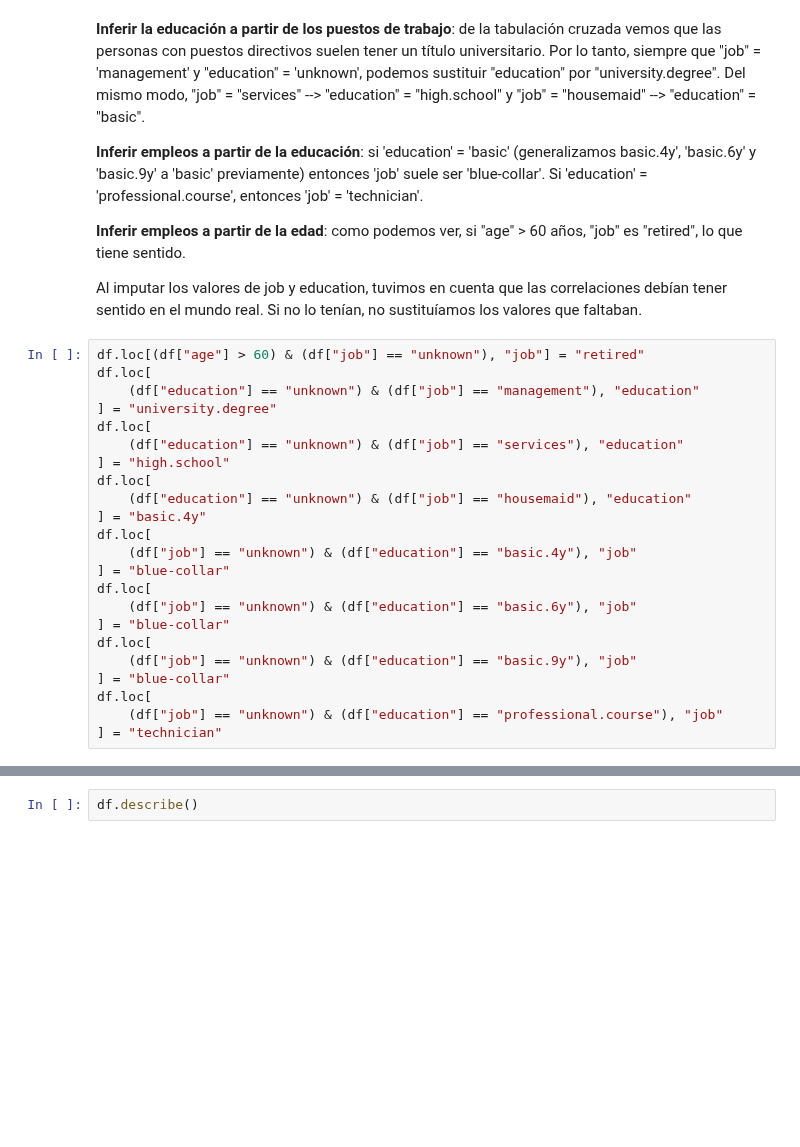
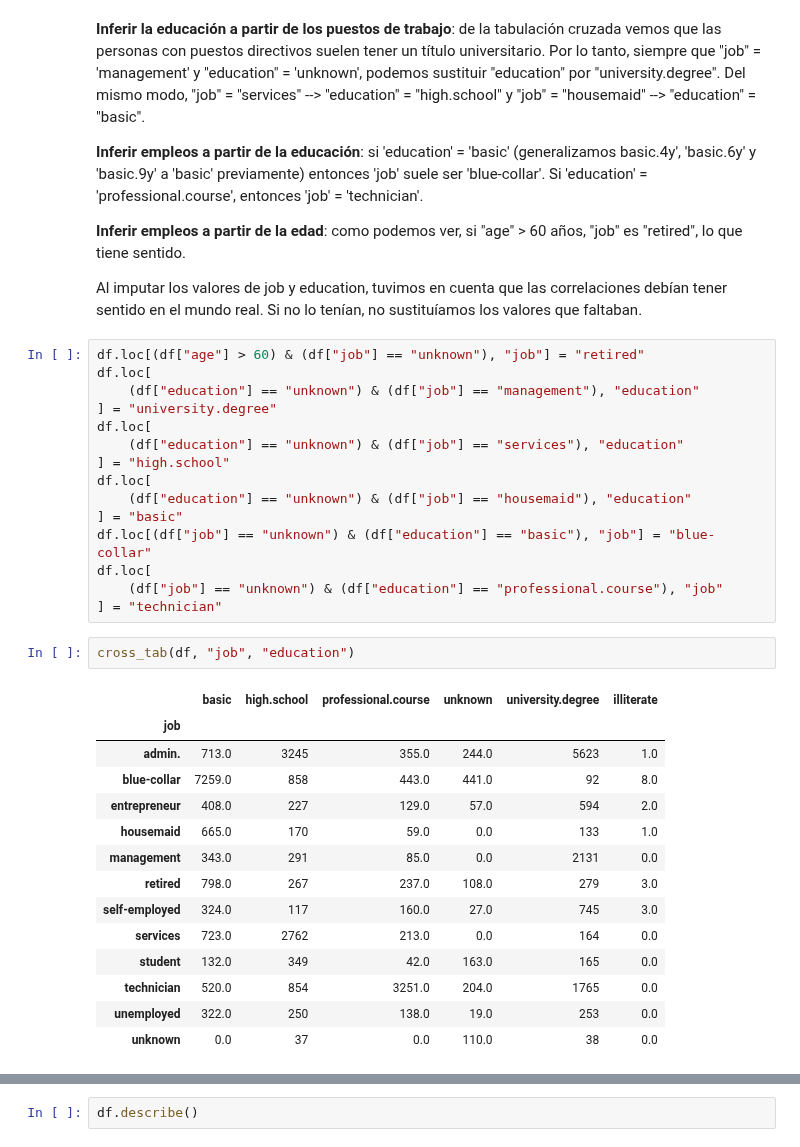
Before and after one commit to andres-mart/Coderhouse, a Jupyter notebook: 10. Estudios de Casos de Modelos Analíticos/Caso_N_1 copy.ipynb, the cells around one changed output, grey strips where cells are left out. Saved outputs shown, nothing was run; the diff lists cells and outputs as text; blank space fills up the shorter version.

```diff
--- a/10. Estudios de Casos de Modelos Analíticos/Caso_N_1 copy.ipynb
+++ b/10. Estudios de Casos de Modelos Analíticos/Caso_N_1 copy.ipynb
@@ -229,16 +229,25 @@ df.loc[
 ] = "high.school"
 df.loc[
     (df["education"] == "unknown") & (df["job"] == "housemaid"), "education"
-] = "basic.4y"
-df.loc[
-    (df["job"] == "unknown") & (df["education"] == "basic.4y"), "job"
-] = "blue-collar"
-df.loc[
-    (df["job"] == "unknown") & (df["education"] == "basic.6y"), "job"
-] = "blue-collar"
-df.loc[
-    (df["job"] == "unknown") & (df["education"] == "basic.9y"), "job"
-] = "blue-collar"
+] = "basic"
+df.loc[(df["job"] == "unknown") & (df["education"] == "basic"), "job"] = "blue-collar"
 df.loc[
     (df["job"] == "unknown") & (df["education"] == "professional.course"), "job"
 ] = "technician"
+# %%
+cross_tab(df, "job", "education")
+# %% [output]
+|  | basic | high.school | professional.course | unknown | university.degree | illiterate |
+| job |  |  |  |  |  |  |
+| admin. | 713.0 | 3245 | 355.0 | 244.0 | 5623 | 1.0 |
+| blue-collar | 7259.0 | 858 | 443.0 | 441.0 | 92 | 8.0 |
+| entrepreneur | 408.0 | 227 | 129.0 | 57.0 | 594 | 2.0 |
+| housemaid | 665.0 | 170 | 59.0 | 0.0 | 133 | 1.0 |
+| management | 343.0 | 291 | 85.0 | 0.0 | 2131 | 0.0 |
+| retired | 798.0 | 267 | 237.0 | 108.0 | 279 | 3.0 |
+| self-employed | 324.0 | 117 | 160.0 | 27.0 | 745 | 3.0 |
+| services | 723.0 | 2762 | 213.0 | 0.0 | 164 | 0.0 |
+| student | 132.0 | 349 | 42.0 | 163.0 | 165 | 0.0 |
+| technician | 520.0 | 854 | 3251.0 | 204.0 | 1765 | 0.0 |
+| unemployed | 322.0 | 250 | 138.0 | 19.0 | 253 | 0.0 |
+| unknown | 0.0 | 37 | 0.0 | 110.0 | 38 | 0.0 |
```
Also changed, not shown: parts of 7 cells of this notebook.
